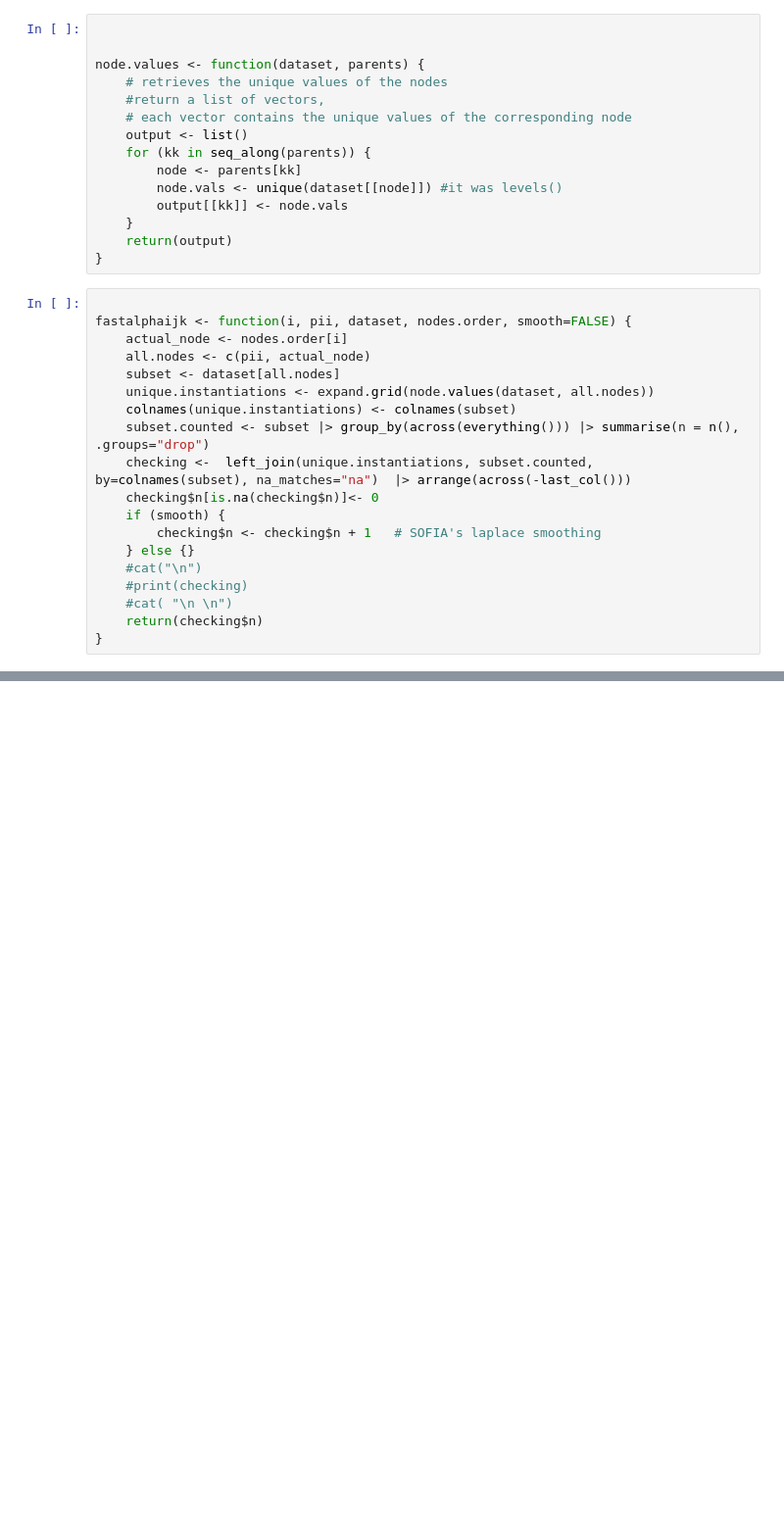
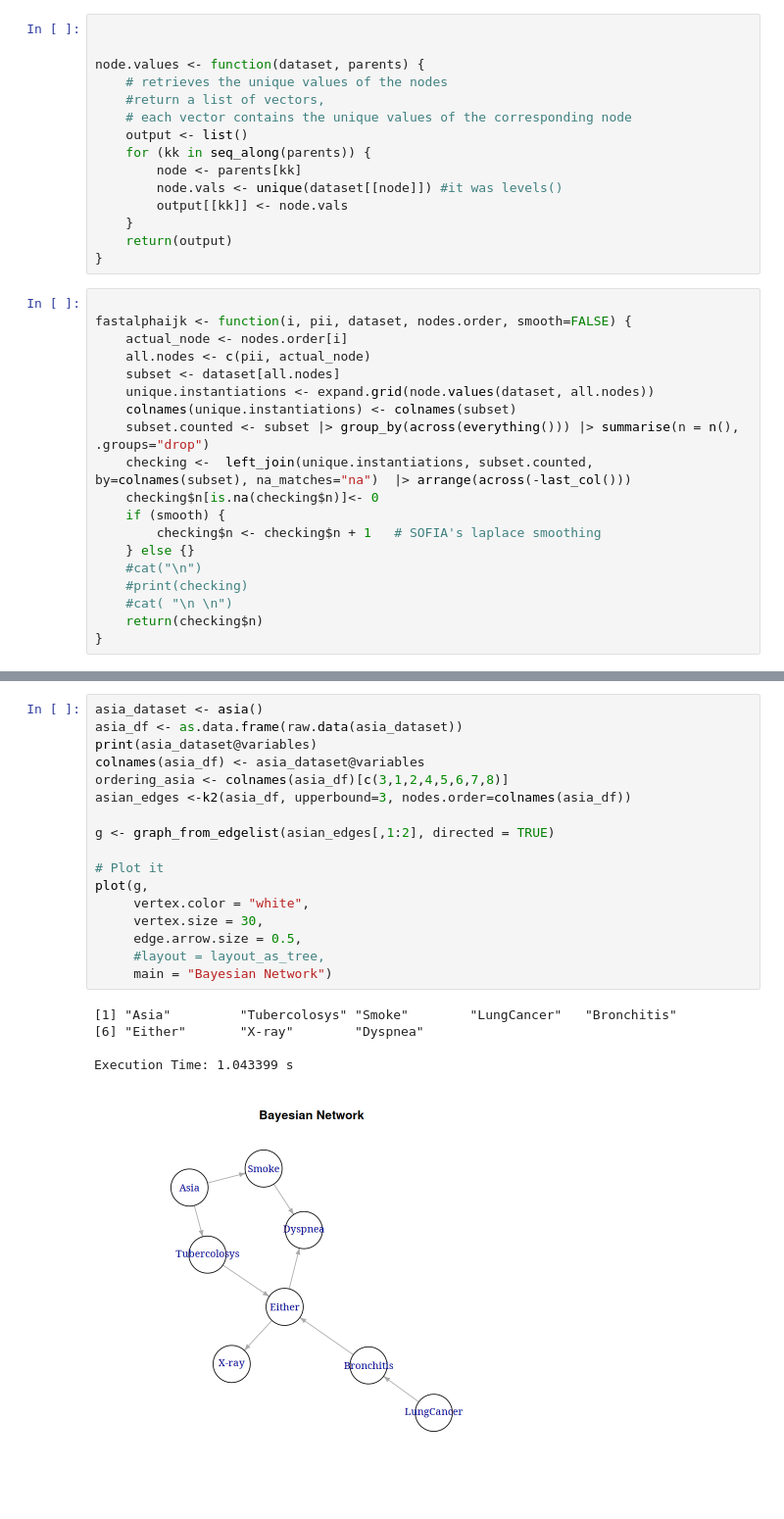
Before and after one commit to sofiadilucia/Bayesian-Networks, a Jupyter notebook: k2_algo.ipynb, the cells around one changed output, grey strips where cells are left out. Shown at 98% size. Drawn from its saved outputs; the diff is of its cells as text; blank space fills up the shorter version.

```diff
--- a/k2_algo.ipynb
+++ b/k2_algo.ipynb
@@ -235,0 +213,23 @@ Usage:
+# %%
+asia_dataset <- asia()
+asia_df <- as.data.frame(raw.data(asia_dataset))
+print(asia_dataset@variables)
+colnames(asia_df) <- asia_dataset@variables
+ordering_asia <- colnames(asia_df)[c(3,1,2,4,5,6,7,8)]
+asian_edges <-k2(asia_df, upperbound=3, nodes.order=colnames(asia_df))
+
+g <- graph_from_edgelist(asian_edges[,1:2], directed = TRUE)
+
+# Plot it
+plot(g,
+     vertex.color = "white",
+     vertex.size = 30,
+     edge.arrow.size = 0.5,
+     #layout = layout_as_tree,
+     main = "Bayesian Network")
+# %% [output]
+[1] "Asia"         "Tubercolosys" "Smoke"        "LungCancer"   "Bronchitis"
+[6] "Either"       "X-ray"        "Dyspnea"
+
+Execution Time: 1.043399 s
+[figure, added]
```
Also changed, not shown: parts of 17 cells of this notebook.
